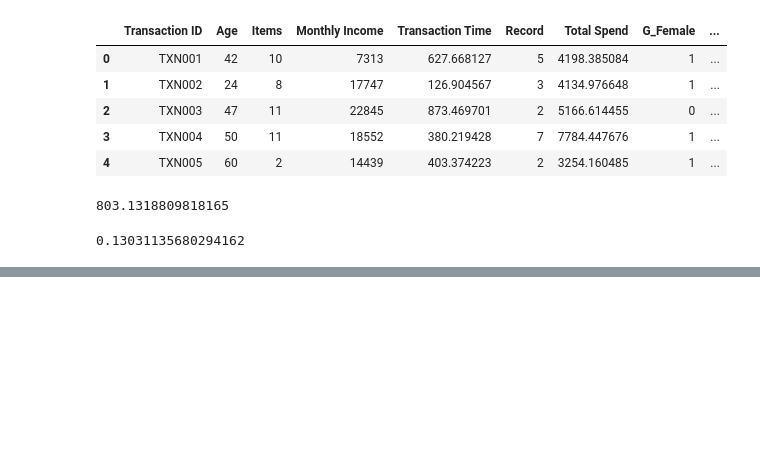
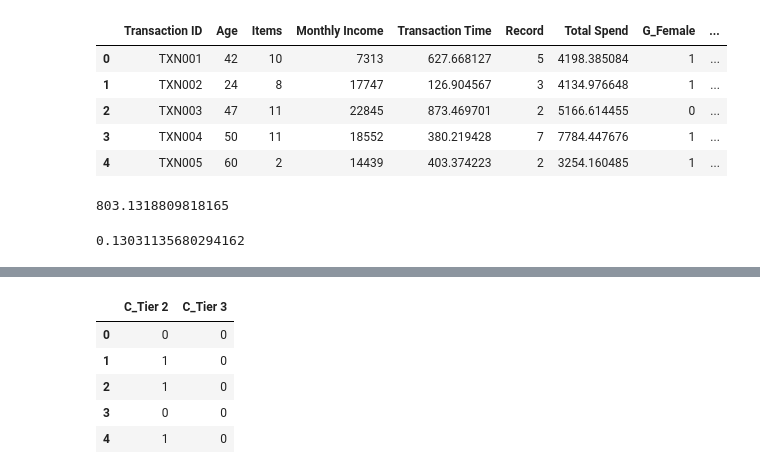
Before and after one commit to Byhako/cursoUdemyAI, a Jupyter notebook: notebooks/8-Regresion_linear_sklearn.ipynb, the cells around one changed output, grey strips where cells are left out. Drawn from its saved outputs; the diff is of its cells as text; code cells hidden in the pictures; blank space fills up the shorter version.

```diff
--- a/notebooks/8-Regresion_linear_sklearn.ipynb
+++ b/notebooks/8-Regresion_linear_sklearn.ipynb
@@ -161,0 +174,10 @@ error
+# %%
+dummy_C = pd.get_dummies(df['City Tier'], prefix='C').iloc[:,1:]
+dummy_C.head()
+# %% [output]
+|  | C_Tier 2 | C_Tier 3 |
+| 0 | 0 | 0 |
+| 1 | 1 | 0 |
+| 2 | 1 | 0 |
+| 3 | 0 | 0 |
+| 4 | 1 | 0 |
```
Also changed, not shown: parts of 6 cells of this notebook.
